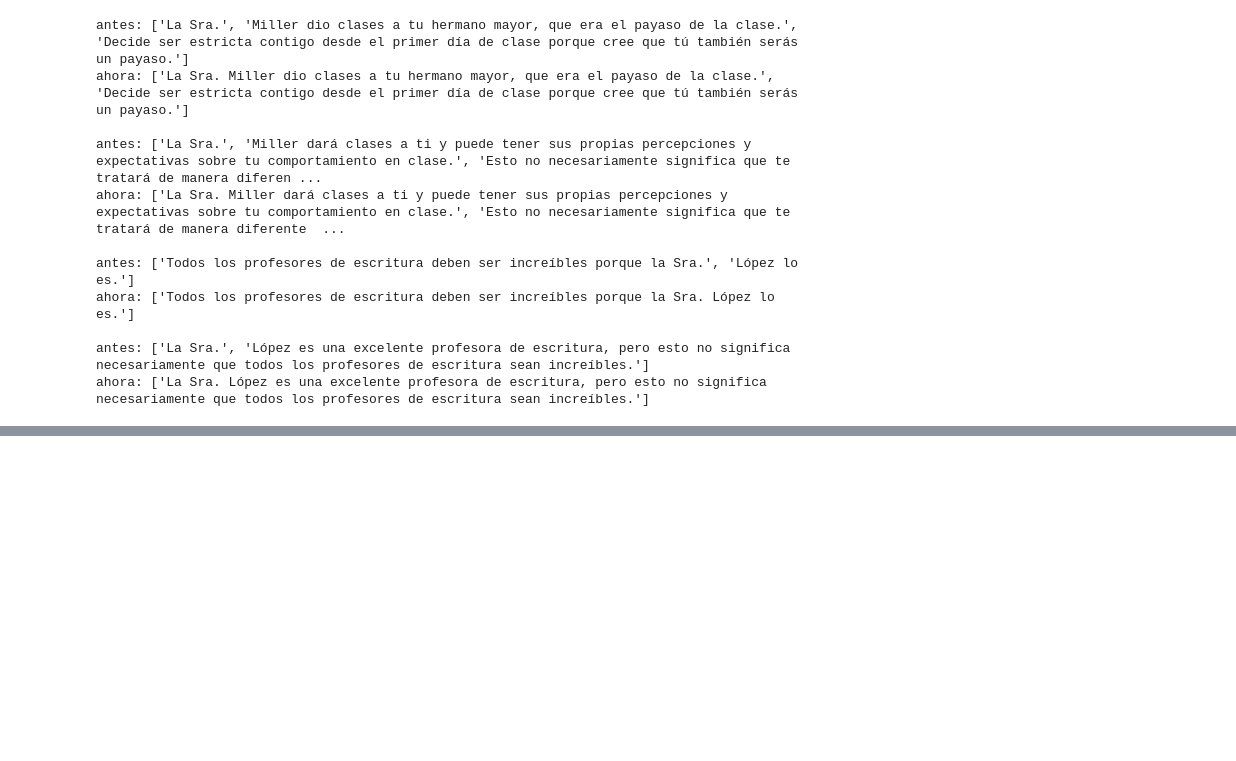
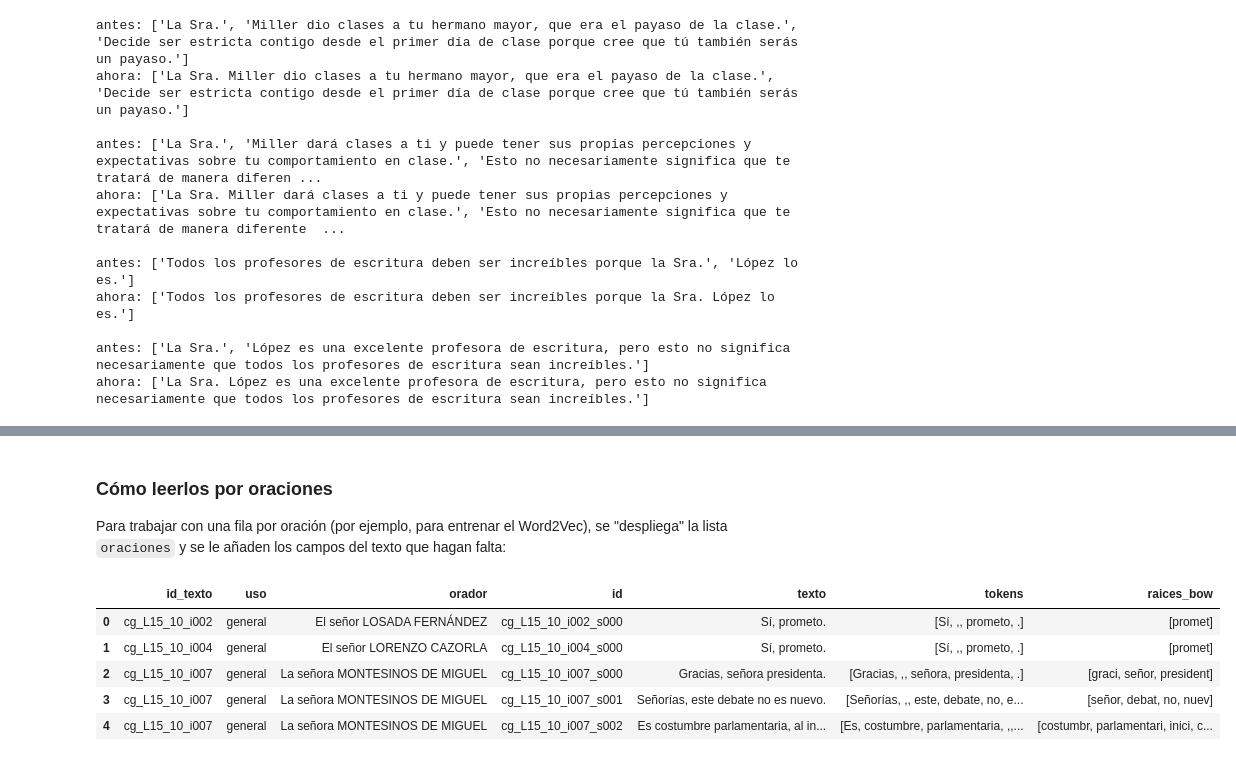
Before and after one commit to AlvarodelaHerran/detector_falacias_contradicciones, a Jupyter notebook: E2/03_preprocesado.ipynb, the cells around one changed output, grey strips where cells are left out. Cells and saved outputs as stored; diff of their text form; code cells hidden in the pictures; blank space fills up the shorter version.

Commit message:
procesamiento de datos y almacenaje en JSONL

```diff
--- a/E2/03_preprocesado.ipynb
+++ b/E2/03_preprocesado.ipynb
@@ -217,0 +640,20 @@ ahora: ['La Sra. López es una excelente profesora de escritura, pero esto no si
+# %% [markdown]
+### Cómo leerlos por oraciones
+
+Para trabajar con una fila por oración (por ejemplo, para entrenar el Word2Vec), se "despliega" la lista `oraciones` y se le añaden los campos del texto que hagan falta:
+# %%
+congreso_procesado = pd.read_json(CARPETA_DATOS / "congreso_procesado.jsonl", lines=True, dtype=False)
+
+# Una fila por oración, con los campos del texto que se quieran conservar
+por_oracion = congreso_procesado[["id", "uso", "orador", "oraciones"]].explode("oraciones", ignore_index=True)
+# Cada oración es un diccionario: se pasa a columnas (id, texto, tokens, raices_bow)
+campos_de_la_oracion = pd.json_normalize(por_oracion["oraciones"].tolist())
+por_oracion = por_oracion.drop(columns="oraciones").rename(columns={"id": "id_texto"}).join(campos_de_la_oracion)
+por_oracion.head()
+# %% [output]
+|  | id_texto | uso | orador | id | texto | tokens | raices_bow |
+| 0 | cg_L15_10_i002 | general | El señor LOSADA FERNÁNDEZ | cg_L15_10_i002_s000 | Sí, prometo. | [Sí, ,, prometo, .] | [promet] |
+| 1 | cg_L15_10_i004 | general | El señor LORENZO CAZORLA | cg_L15_10_i004_s000 | Sí, prometo. | [Sí, ,, prometo, .] | [promet] |
+| 2 | cg_L15_10_i007 | general | La señora MONTESINOS DE MIGUEL | cg_L15_10_i007_s000 | Gracias, señora presidenta. | [Gracias, ,, señora, presidenta, .] | [graci, señor, president] |
+| 3 | cg_L15_10_i007 | general | La señora MONTESINOS DE MIGUEL | cg_L15_10_i007_s001 | Señorías, este debate no es nuevo. | [Señorías, ,, este, debate, no, e... | [señor, debat, no, nuev] |
+| 4 | cg_L15_10_i007 | general | La señora MONTESINOS DE MIGUEL | cg_L15_10_i007_s002 | Es costumbre parlamentaria, al in... | [Es, costumbre, parlamentaria, ,,... | [costumbr, parlamentari, inici, c... |
```
Also changed, not shown: parts of 20 cells of this notebook, 4 other files.
